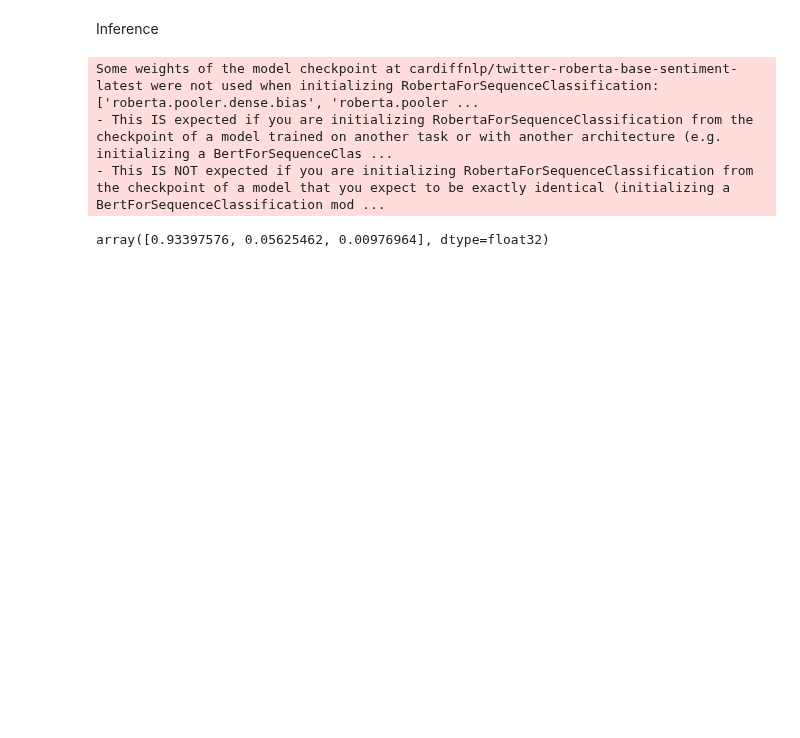
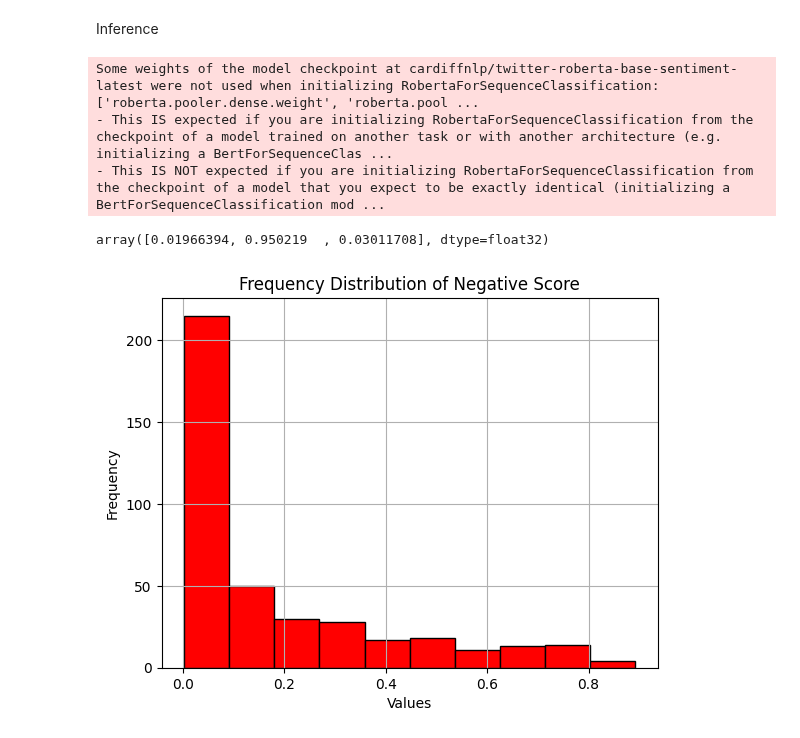
Before and after one commit to mpham8/kestelman-research, a Jupyter notebook: sentiment_analysis.ipynb, the cells around one changed output. Drawn from its saved outputs; the diff is of its cells as text; code cells hidden in the pictures; blank space fills up the shorter version.

Commit message:
first 400, graph dist

```diff
--- a/sentiment_analysis.ipynb
+++ b/sentiment_analysis.ipynb
@@ -55,17 +55,29 @@ model = AutoModelForSequenceClassification.from_pretrained(MODEL)
 #model.save_pretrained(MODEL)
 
 scores_ls = []
-for text in text_blobs_master_ls:
-    encoded_input = tokenizer(text, return_tensors='pt')
-    output = model(**encoded_input)
-    scores = output[0][0].detach().numpy()
-    scores = softmax(scores)
-    scores_ls.append(scores)
+# for text in text_blobs_master_ls:
+#     encoded_input = tokenizer(text, return_tensors='pt')
+#     output = model(**encoded_input)
+#     scores = output[0][0].detach().numpy()
+#     scores = softmax(scores)
+#     scores_ls.append(scores)
 # %% [output]
-Some weights of the model checkpoint at cardiffnlp/twitter-roberta-base-sentiment-latest were not used when initializing RobertaForSequenceClassification: ['roberta.pooler.dense.bias', 'roberta.pooler ...
+Some weights of the model checkpoint at cardiffnlp/twitter-roberta-base-sentiment-latest were not used when initializing RobertaForSequenceClassification: ['roberta.pooler.dense.weight', 'roberta.pool ...
 - This IS expected if you are initializing RobertaForSequenceClassification from the checkpoint of a model trained on another task or with another architecture (e.g. initializing a BertForSequenceClas ...
 - This IS NOT expected if you are initializing RobertaForSequenceClassification from the checkpoint of a model that you expect to be exactly identical (initializing a BertForSequenceClassification mod ...
-# %%
-scores_ls
-# %% [output]
-array([0.93397576, 0.05625462, 0.00976964], dtype=float32)
+# %%
+for i in range(400):
+    encoded_input = tokenizer(text_blobs_master_ls[i], return_tensors='pt')
+    output = model(**encoded_input)
+    scores = output[0][0].detach().numpy()
+    scores = softmax(scores)
+    scores_ls.append(scores)
+# %%
+#negative, neutral, pos
+scores_ls[0]
+# %% [output]
+array([0.01966394, 0.950219  , 0.03011708], dtype=float32)
+# %%
+neg_scores = [score[0] for score in scores_ls]
+neut_scores = [score[1] for score in scores_ls]
+pos_scores = [score[2] for score in scores_ls]
@@ -71,0 +86,9 @@ array([0.93397576, 0.05625462, 0.00976964], dtype=float32)
+# %%
+plt.hist(neg_scores, bins=10, color='red', edgecolor='black')
+plt.xlabel('Values')
+plt.ylabel('Frequency')
+plt.title('Frequency Distribution of Negative Score')
+plt.grid(True)
+plt.show()
+# %% [output]
+[figure, added]
```
Also changed, not shown: parts of 3 cells of this notebook.
